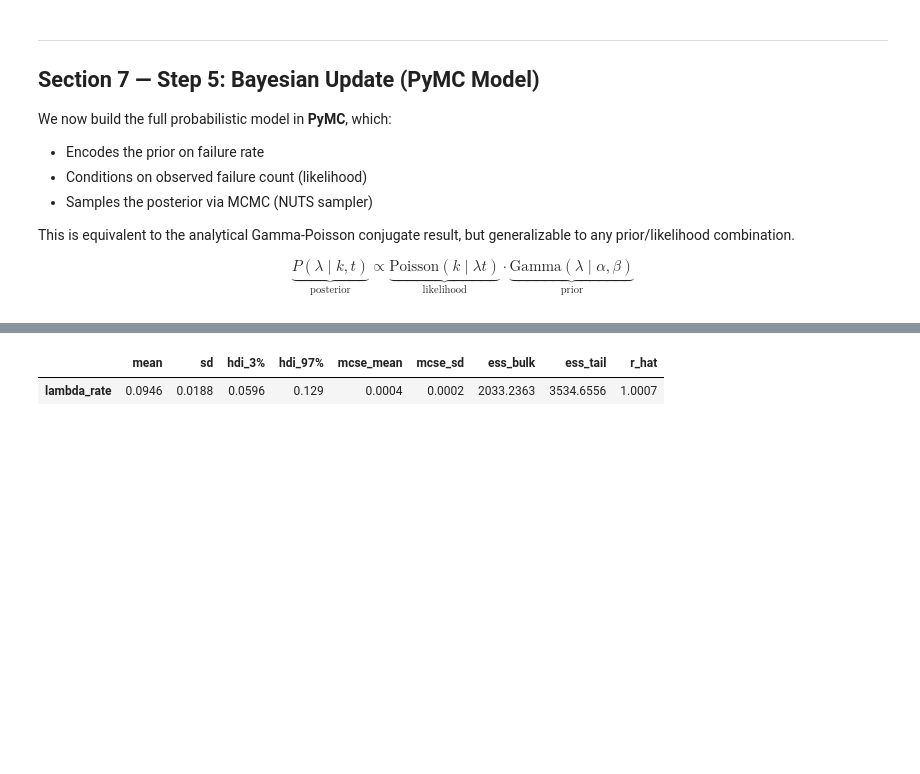
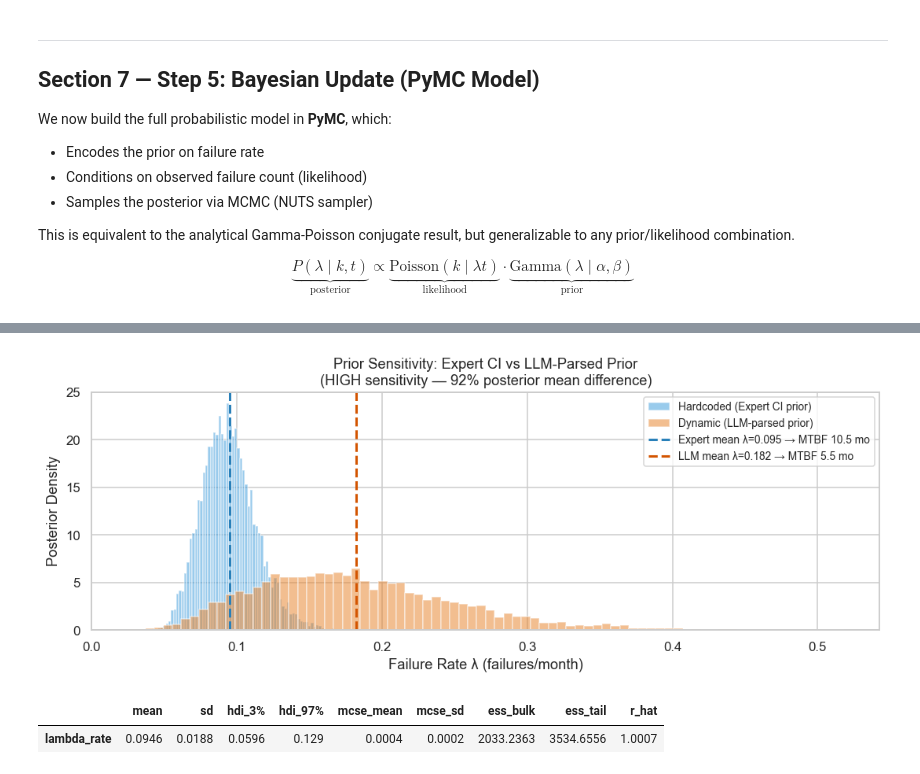
Before and after one commit to KirtisChristensen/AIE---Bayesian-Template-Tutorial, a Jupyter notebook: llm_bayesian_reliability_tool_working_copy.ipynb, the cells around one changed output, grey strips where cells are left out. Drawn from its saved outputs; the diff is of its cells as text; code cells hidden in the pictures; blank space fills up the shorter version.

```diff
--- a/llm_bayesian_reliability_tool_working_copy.ipynb
+++ b/llm_bayesian_reliability_tool_working_copy.ipynb
@@ -894,0 +1071,87 @@ Bayesian sampling complete.
+# %%
+# ── PRIOR SENSITIVITY COMPARISON ──────────────────────────────────────────────
+# Compares the hardcoded expert-calibrated posterior against the dynamic
+# LLM-seeded posterior to show how much the choice of prior affects the result.
+
+if 'trace' not in globals():
+    raise ValueError('Run the Section 7 hardcoded PyMC model cell first.')
+if 'trace_dynamic' not in globals():
+    raise ValueError('Run the Increment B dynamic builder cell first.')
+
+hc  = az.summary(trace,         var_names=['lambda_rate'], hdi_prob=0.9)
+dyn = az.summary(trace_dynamic, var_names=['lambda_rate'], hdi_prob=0.9)
+
+hc_mean  = float(hc.loc['lambda_rate',  'mean'])
+dyn_mean = float(dyn.loc['lambda_rate', 'mean'])
+hc_lo    = float(hc.loc['lambda_rate',  'hdi_5%'])
+hc_hi    = float(hc.loc['lambda_rate',  'hdi_95%'])
+dyn_lo   = float(dyn.loc['lambda_rate', 'hdi_5%'])
+dyn_hi   = float(dyn.loc['lambda_rate', 'hdi_95%'])
+abs_diff = abs(hc_mean - dyn_mean)
+pct_diff = abs_diff / hc_mean * 100
+
+display(Markdown('### Prior Sensitivity Analysis Results'))
+display(pd.DataFrame({
+    'Model':              ['Hardcoded (Expert 90% CI)', 'Dynamic (LLM-parsed JSON)'],
+    'Prior source':       ['Path A — calibrated from MTBF CI', f'JSON alpha={alpha_prior:.1f}, beta={beta_prior:.1f}'],
+    'Posterior mean λ':   [round(hc_mean, 4),  round(dyn_mean, 4)],
+    'Implied MTBF (mo)':  [round(1/hc_mean, 1), round(1/dyn_mean, 1)],
+    '90% HDI low':        [round(hc_lo, 4),  round(dyn_lo, 4)],
+    '90% HDI high':       [round(hc_hi, 4),  round(dyn_hi, 4)],
+}).set_index('Model'))
+
+# ── INTERPRETATION GUIDANCE ────────────────────────────────────────────────────
+# Thresholds: <10% = low, 10–30% = moderate, >30% = high sensitivity.
+if pct_diff < 10:
+    sensitivity = 'LOW'
+    interpretation = (
+        'Both priors produce similar posteriors. '
+        'The observed data dominated the Bayesian update. '
+        'The decision recommendation is robust — prior choice does not matter much here.'
+    )
+elif pct_diff < 30:
+    sensitivity = 'MODERATE'
+    interpretation = (
+        'The two priors produce noticeably different posteriors. '
+        'The decision recommendation may shift depending on which prior is used. '
+        'AIE action: invest in better prior elicitation (e.g., expert interviews or historical data) '
+        'or collect more observations before committing to a strategy.'
+    )
+else:
+    sensitivity = 'HIGH'
+    interpretation = (
+        'The two priors produce substantially different posteriors and likely different decision recommendations. '
+        'Prior choice is the dominant driver of the result — the data alone is insufficient to resolve the uncertainty. '
+        'AIE action: this is a high-VoI situation. '
+        'Better elicitation, additional measurements, or a pilot study is strongly warranted before deciding.'
+    )
+
+print(f'Posterior mean difference: {abs_diff:.4f} failures/month ({pct_diff:.1f}%)')
+print(f'Expert prior implied MTBF:  {1/hc_mean:.1f} months')
+print(f'LLM prior implied MTBF:     {1/dyn_mean:.1f} months')
+print()
+display(Markdown(f'**Prior Sensitivity: {sensitivity}**'))
+display(Markdown(f'> {interpretation}'))
+
+# ── VISUAL COMPARISON ──────────────────────────────────────────────────────────
+fig, ax = plt.subplots(figsize=(10, 4))
+ax.hist(trace.posterior['lambda_rate'].values.flatten(),
+        bins=80, density=True, alpha=0.5, color='#3498db',
+        label='Hardcoded (Expert CI prior)')
+ax.hist(trace_dynamic.posterior['lambda_rate'].values.flatten(),
+        bins=80, density=True, alpha=0.5, color='#e67e22',
+        label='Dynamic (LLM-parsed prior)')
+ax.axvline(hc_mean,  color='#2980b9', lw=2, linestyle='--',
+           label=f'Expert mean λ={hc_mean:.3f} → MTBF {1/hc_mean:.1f} mo')
+ax.axvline(dyn_mean, color='#d35400', lw=2, linestyle='--',
+           label=f'LLM mean λ={dyn_mean:.3f} → MTBF {1/dyn_mean:.1f} mo')
+ax.set_xlabel('Failure Rate λ (failures/month)')
+ax.set_ylabel('Posterior Density')
+ax.set_title(
+    f'Prior Sensitivity: Expert CI vs LLM-Parsed Prior\n'
+    f'({sensitivity} sensitivity — {pct_diff:.0f}% posterior mean difference)'
+)
+ax.legend(fontsize=9)
+plt.tight_layout()
+plt.show()
+# %% [output]
@@ -895,3 +1168,4 @@ Bayesian sampling complete.
+[figure, added]
 # %%
 # ── POSTERIOR SUMMARY ─────────────────────────────────────────────────────────
 summary = az.summary(trace, var_names=["lambda_rate"], round_to=4)
```
Also changed, not shown: parts of 10 cells of this notebook, 2 other files.
